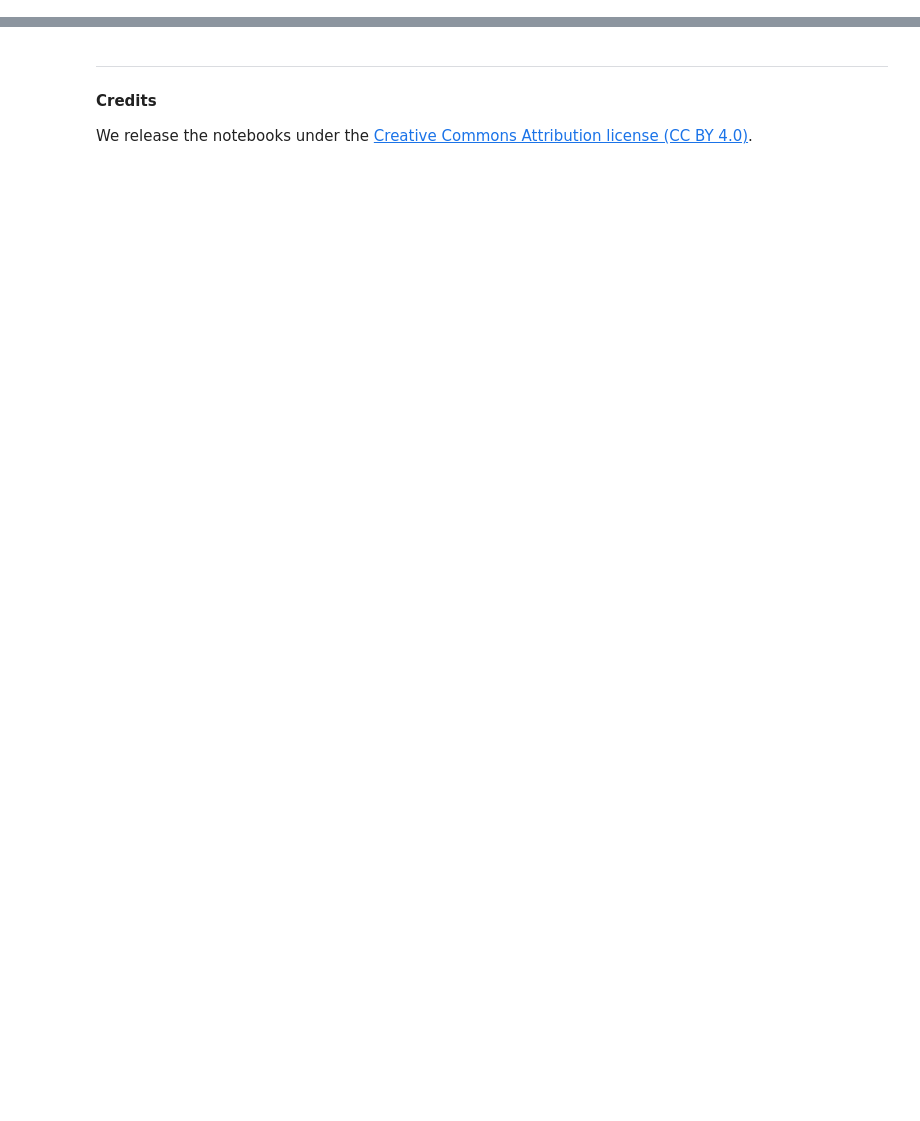
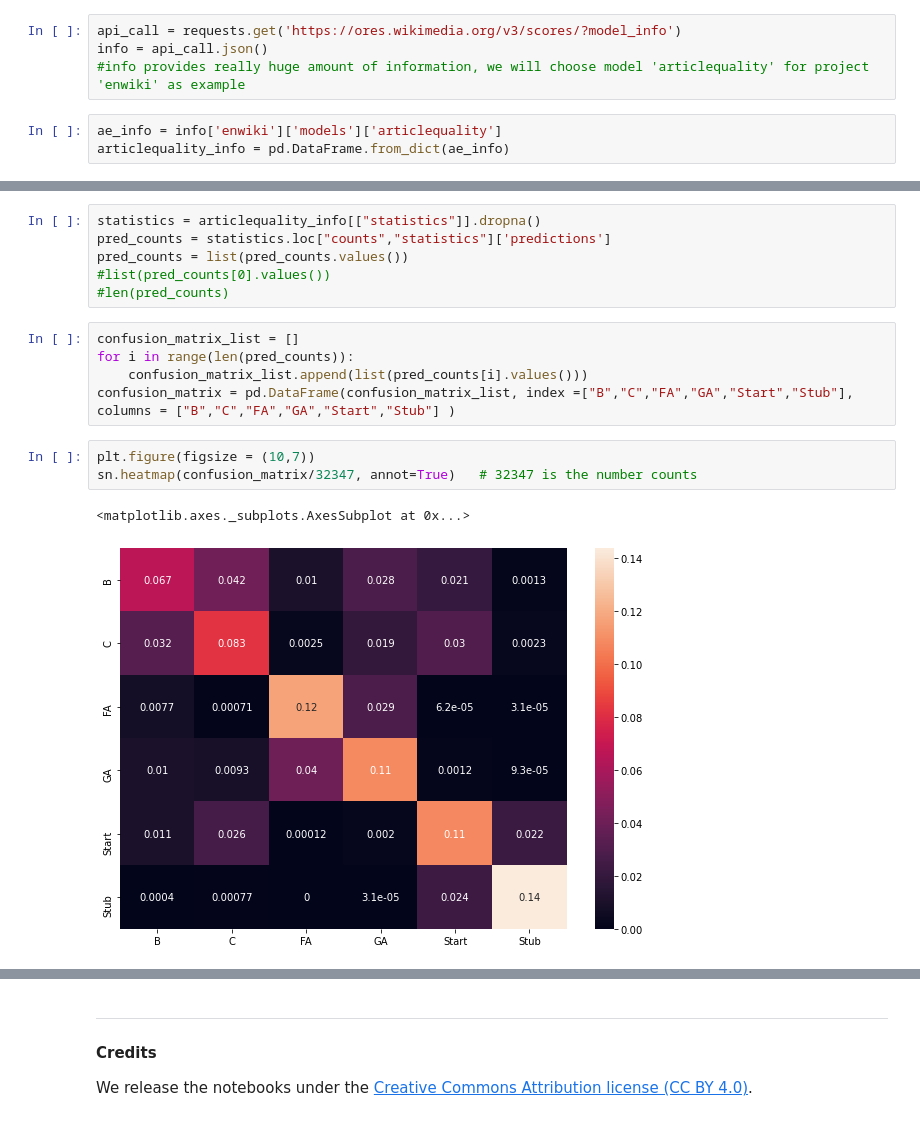
Before and after one commit to FUB-HCC/hcds-winter-2020, a Jupyter notebook: assignments/A4_Transparency/xiyu/A4_Transparency.ipynb, the cells around one changed output, grey strips where cells are left out. Cells and saved outputs as stored; diff of their text form; blank space fills up the shorter version.

```diff
--- a/assignments/A4_Transparency/xiyu/A4_Transparency.ipynb
+++ b/assignments/A4_Transparency/xiyu/A4_Transparency.ipynb
@@ -282,0 +105,7 @@ def get_ores_data(rev_id, headers):
+# %%
+api_call = requests.get('https://ores.wikimedia.org/v3/scores/?model_info')
+info = api_call.json()
+#info provides really huge amount of information, we will choose model 'articlequality' for project 'enwiki' as example
+# %%
+ae_info = info['enwiki']['models']['articlequality']
+articlequality_info = pd.DataFrame.from_dict(ae_info)
@@ -282,0 +313,17 @@ def get_ores_data(rev_id, headers):
+# %%
+statistics = articlequality_info[["statistics"]].dropna()
+pred_counts = statistics.loc["counts","statistics"]['predictions']
+pred_counts = list(pred_counts.values())
+#list(pred_counts[0].values())
+#len(pred_counts)
+# %%
+confusion_matrix_list = []
+for i in range(len(pred_counts)):
+    confusion_matrix_list.append(list(pred_counts[i].values()))
+confusion_matrix = pd.DataFrame(confusion_matrix_list, index =["B","C","FA","GA","Start","Stub"], columns = ["B","C","FA","GA","Start","Stub"] )
+# %%
+plt.figure(figsize = (10,7))
+sn.heatmap(confusion_matrix/32347, annot=True)   # 32347 is the number counts
+# %% [output]
+<matplotlib.axes._subplots.AxesSubplot at 0x...>
+[figure, added]
```
Also changed, not shown: parts of 68 cells of this notebook.
